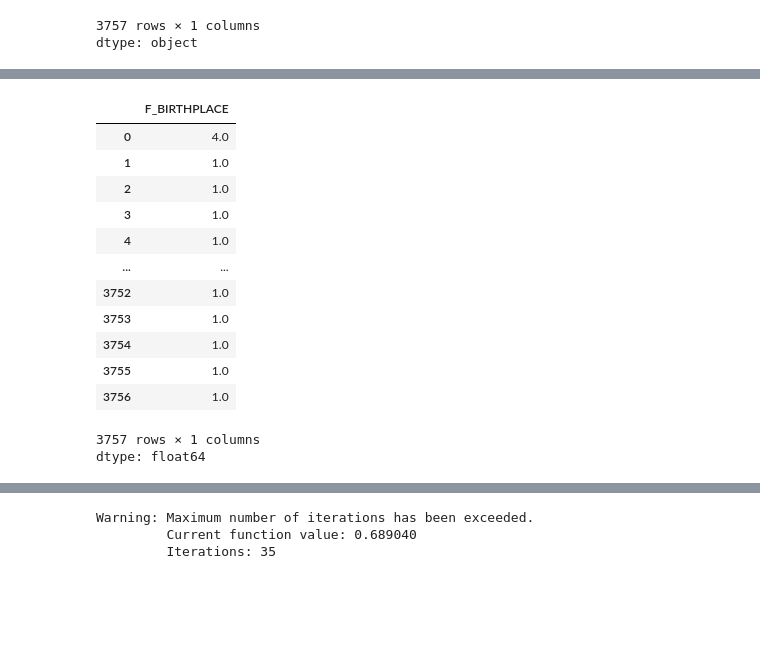
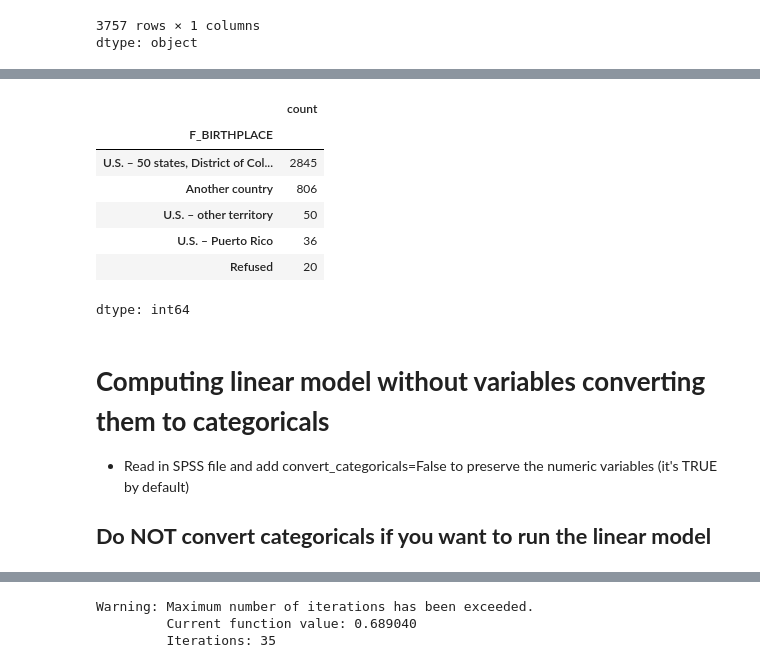
Before and after one commit to 550tealeaves/DATA-70500-working-with-data, a Jupyter notebook: HW5_SurveyDataAnalysisPew.ipynb, the cells around one changed output, grey strips where cells are left out. Saved outputs shown, nothing was run; the diff lists cells and outputs as text; code cells hidden in the pictures; blank space fills up the shorter version.

```diff
--- a/HW5_SurveyDataAnalysisPew.ipynb
+++ b/HW5_SurveyDataAnalysisPew.ipynb
@@ -87,8 +147,8 @@ dtype: category
 # %%
-#If string has "refused", convert it to not a number
+#If string has "refused", "not sure", or "child was not of school age at the time", convert it to not a number
 
 #Ordinal variables - goes from most to least skeptical
-ATPW115_df['CVDEDUC1_W115r'] = np.where(ATPW115_df['CVDEDUC1_W115'].str.contains('Refused'), np.nan, ATPW115_df['CVDEDUC1_W115'])
+ATPW115_df['CVDEDUC1_W115r'] = np.where(ATPW115_df['CVDEDUC1_W115'].str.contains('Refused|Child was not of school age at the time|Not sure'), np.nan, ATPW115_df['CVDEDUC1_W115'])
 ATPW115_df['CVDEDUC1_W115r']
 # %% [output]
 |  | CVDEDUC1_W115r |
@@ -109,6 +172,7 @@ dtype: object
 # Here, we're using a tool to specify the order of a categorical variable. This is important
 # when the variable is ordinal rather than nominal -- that is, the order of the categories
 # matters
-# will po
-cat_type = CategoricalDtype(categories=["Very positive", "Somewhat positive", "Neither positive nor negative", "Somewhat negative", "Very negative", "Not sure", "Non-school age child"], ordered=True)
+# Var cat_type will preserve the order of the categories (goes from very positive to non-school aged child) - you set the desired order of the categories
+
+cat_type = CategoricalDtype(categories=["Very positive", "Somewhat positive", "Neither positive nor negative", "Somewhat negative", "Very negative"], ordered=True)
 ATPW115_df['CVDEDUC1_W115r2'] = ATPW115_df['CVDEDUC1_W115r'].astype(cat_type)
@@ -183,5 +327,7 @@ plt.show()
 # %%
-ATPW115_df['CHGENDER_W115r'] = np.where(ATPW115_df['CHGENDER_W115'].str.contains('Refused'), np.nan, ATPW115_df['CHGENDER_W115'])
+# Recode sting containing "refused", "other", "non-binary"
+# Use | to separate the strings in str.contains()
+ATPW115_df['CHGENDER_W115r'] = np.where(ATPW115_df['CHGENDER_W115'].str.contains('Refused|Nonbinary|Other'), np.nan, ATPW115_df['CHGENDER_W115'])
 ATPW115_df['CHGENDER_W115r']
 # %% [output]
 |  | CHGENDER_W115r |
@@ -231,20 +403,20 @@ plt.show()
 # %%
-ATPW115_df['F_BIRTHPLACE']
+ATPW115_df['F_BIRTHPLACE'].value_counts()
 # %% [output]
-|  | F_BIRTHPLACE |
-| 0 | 4.0 |
-| 1 | 1.0 |
-| 2 | 1.0 |
-| 3 | 1.0 |
-| 4 | 1.0 |
-| ... | ... |
-| 3752 | 1.0 |
-| 3753 | 1.0 |
-| 3754 | 1.0 |
-| 3755 | 1.0 |
-| 3756 | 1.0 |
+|  | count |
+| F_BIRTHPLACE |  |
+| U.S. – 50 states, District of Col... | 2845 |
+| Another country | 806 |
+| U.S. – other territory | 50 |
+| U.S. – Puerto Rico | 36 |
+| Refused | 20 |
-3757 rows × 1 columns
-dtype: float64
+dtype: int64
+# %% [markdown]
+# **Computing linear model without variables converting them to categoricals**
+
+- Read in SPSS file and add convert_categoricals=False to preserve the numeric variables (it's TRUE by default)
+
+## **Do NOT convert categoricals if you want to run the linear model**
 # %%
 # I'm going to read in some variables without converting them to categoricals in order to compute a linear model.
 
```
Also changed, not shown: parts of 35 cells of this notebook.
